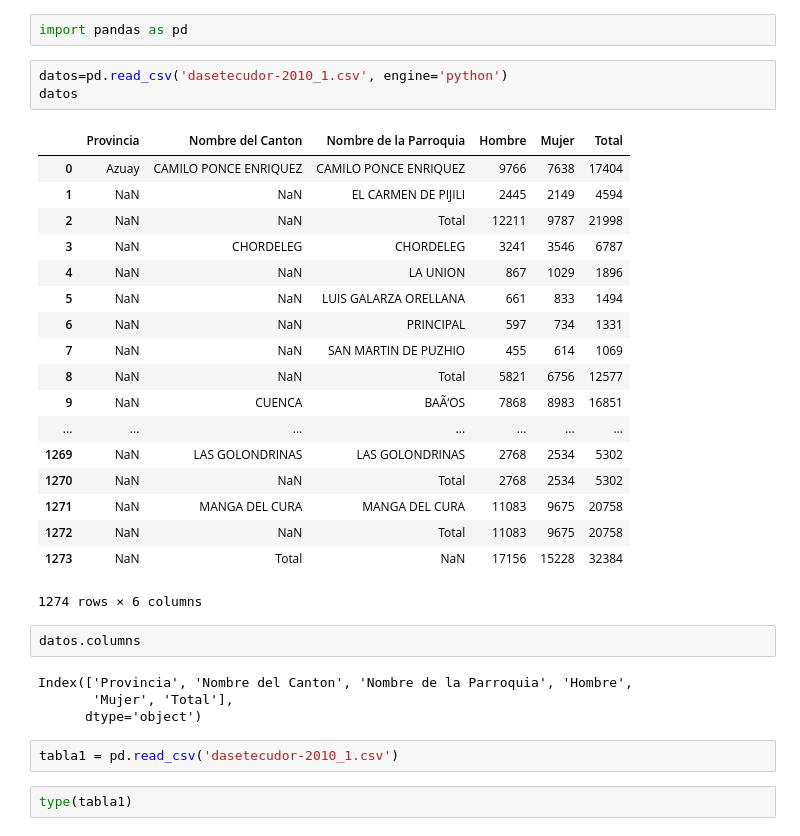
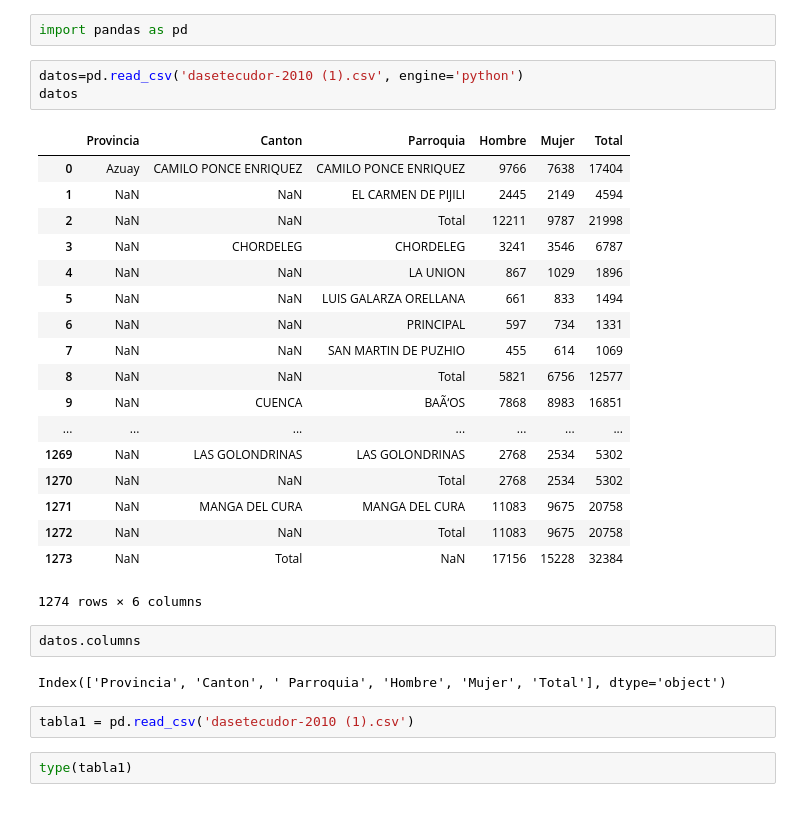
Before and after one commit to programacion-taw-utpl-001/trabajo-final-primer-bimestre-final-012, a Jupyter notebook: proyecto final/Untitled1.ipynb, the cells around one changed output. Saved outputs shown, nothing was run; the diff lists cells and outputs as text.

```diff
--- a/proyecto final/Untitled1.ipynb
+++ b/proyecto final/Untitled1.ipynb
@@ -1,10 +1,10 @@
 # %%
 import pandas as pd
 # %%
-datos=pd.read_csv('dasetecudor-2010_1.csv', engine='python')
+datos=pd.read_csv('dasetecudor-2010 (1).csv', engine='python')
 datos
 # %% [output]
-|  | Provincia | Nombre del Canton | Nombre de la Parroquia | Hombre | Mujer | Total |
+|  | Provincia | Canton | Parroquia | Hombre | Mujer | Total |
 | 0 | Azuay | CAMILO PONCE ENRIQUEZ | CAMILO PONCE ENRIQUEZ | 9766 | 7638 | 17404 |
 | 1 | NaN | NaN | EL CARMEN DE PIJILI | 2445 | 2149 | 4594 |
 | 2 | NaN | NaN | Total | 12211 | 9787 | 21998 |
@@ -25,11 +25,9 @@ datos
 # %%
 datos.columns
 # %% [output]
-Index(['Provincia', 'Nombre del Canton', 'Nombre de la Parroquia', 'Hombre',
-       'Mujer', 'Total'],
-      dtype='object')
+Index(['Provincia', 'Canton', ' Parroquia', 'Hombre', 'Mujer', 'Total'], dtype='object')
 # %%
-tabla1 = pd.read_csv('dasetecudor-2010_1.csv')
+tabla1 = pd.read_csv('dasetecudor-2010 (1).csv')
 # %%
 type(tabla1)
 # %% [output]
```
Also changed, not shown: parts of 5 cells of this notebook, 4 other files.
